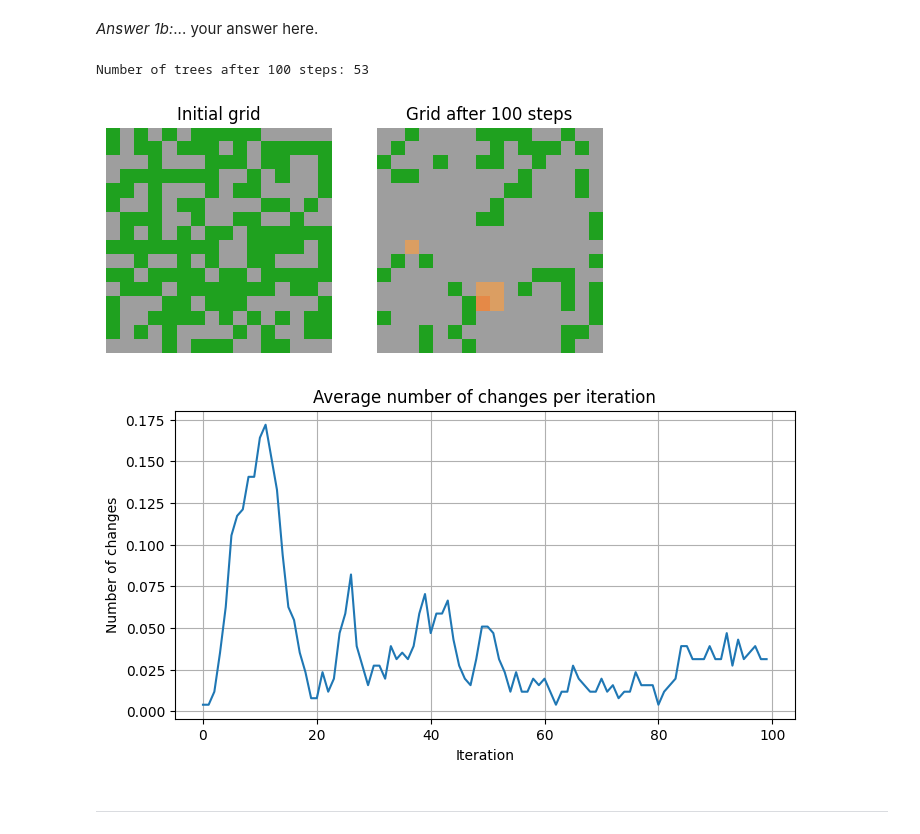
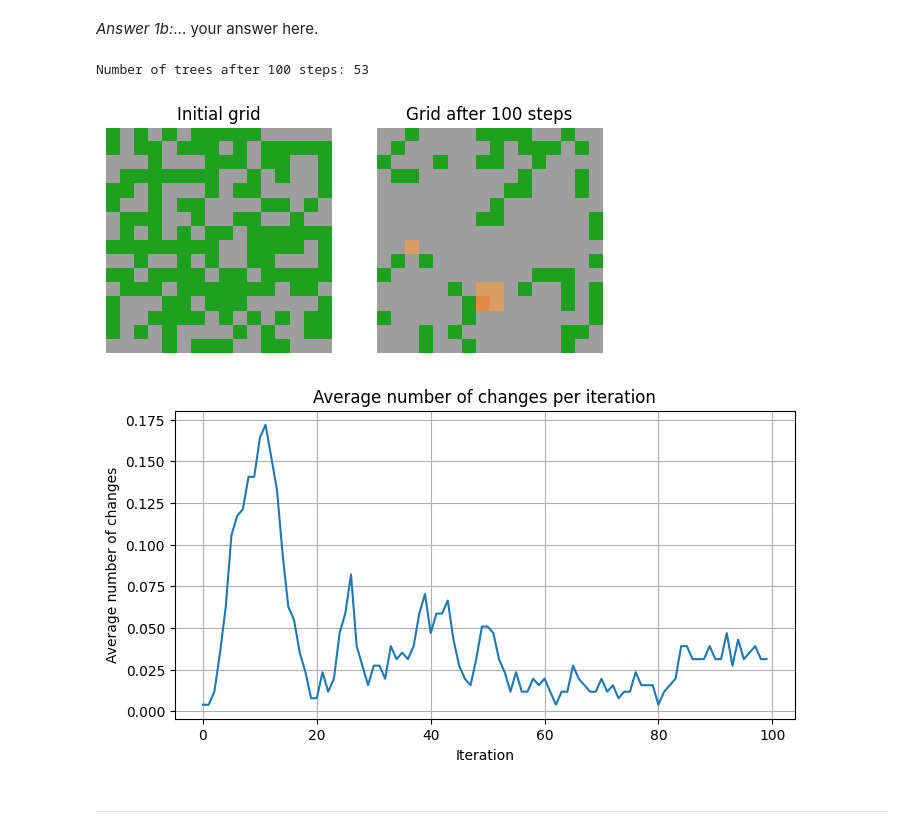
Before and after one commit to victor-pcll/Machine-learning-for-physicists, a Jupyter notebook: Homework 2/HW2_part1_of_2.ipynb, the cells around one changed output. Drawn from its saved outputs; the diff is of its cells as text; code cells hidden in the pictures.

```diff
--- a/Homework 2/HW2_part1_of_2.ipynb
+++ b/Homework 2/HW2_part1_of_2.ipynb
@@ -197,35 +199,35 @@ growth_prob=.01
 rng = np.random.RandomState(seed=34)
 # ... your code for 1b  here.
 
 step_number = 100
 
 grid = initialize_grid(grid_dim, init_tree_density, rng)
 
 visualize_grid(grid, plt.subplot(1, 2, 1), "Initial grid")
 
 it_change = []
 
 for _ in range(step_number):
     grid_new = step(grid, growth_prob, lightning_prob, rng=rng)
     it_change.append(np.sum(grid != grid_new)/grid_dim**2)
     grid = grid_new
 
 visualize_grid(grid, plt.subplot(1, 2, 2), f"Grid after {step_number} steps")
 
 trees_number = np.sum(grid == TREE)
 print(f"Number of trees after {step_number} steps: {trees_number}")
 
 plt.figure(figsize=(8, 4))
 plt.plot(it_change)
 plt.title("Average number of changes per iteration")
 plt.xlabel("Iteration")
-plt.ylabel("Number of changes")
+plt.ylabel("Average number of changes")
 plt.grid()
 plt.show()
 # %% [output]
 Number of trees after 100 steps: 53
 [figure]
-[figure, old version]
+[figure, new version]
 # %% [markdown]
 ---
 # %% [markdown]
```
Also changed, not shown: parts of 14 cells of this notebook, 2 other files.
